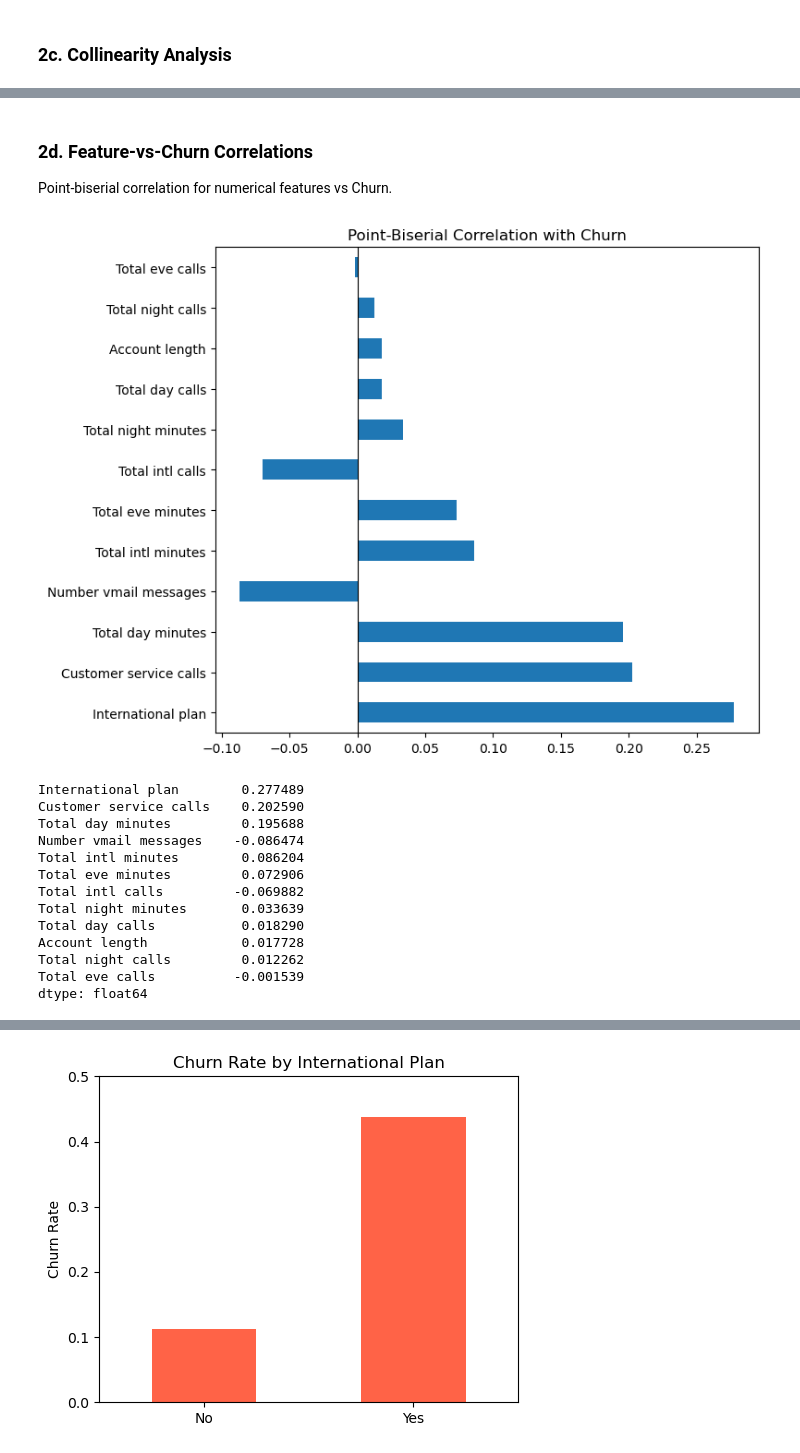
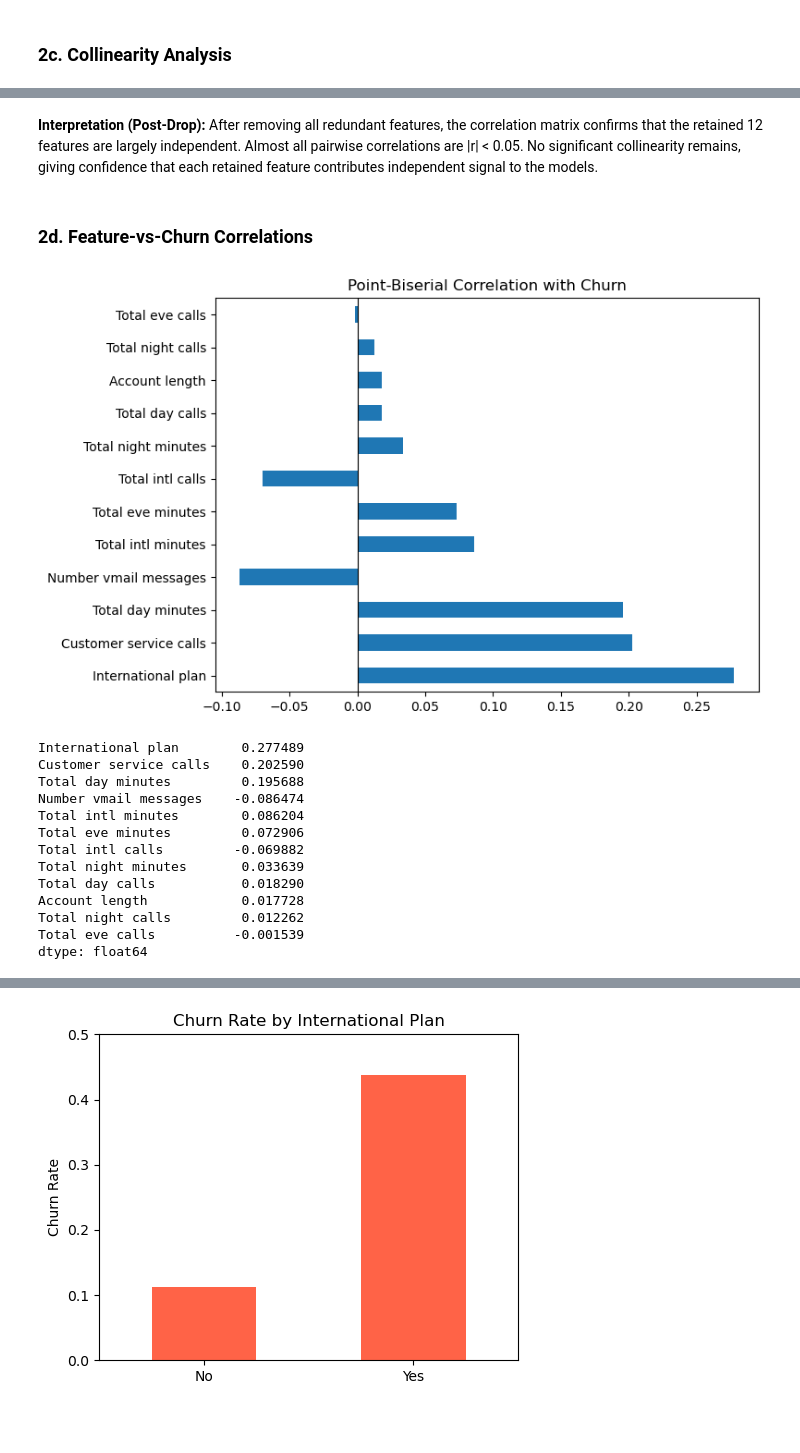
Before and after one commit to euph00/kddm_proj, a Jupyter notebook: project.ipynb, the cells around one changed output, grey strips where cells are left out. Cells and saved outputs as stored; diff of their text form; code cells hidden in the pictures; blank space fills up the shorter version.

```diff
--- a/project.ipynb
+++ b/project.ipynb
@@ -139,7 +165,7 @@ Name: count, dtype: float64
 # %% [markdown]
 ### 2b. Feature Distributions by Churn
 # %%
-fig, axes = plt.subplots(4, 4, figsize=(16, 12))
+fig, axes = plt.subplots(4, 3, figsize=(14, 12))
 axes = axes.flatten()
 
 for i, col in enumerate(num_cols):
@@ -151,7 +177,7 @@ for i, col in enumerate(num_cols):
 for j in range(i+1, len(axes)):
     axes[j].set_visible(False)
 
-plt.suptitle('Feature Distributions by Churn', y=1.01)
+plt.suptitle('Feature Distributions by Churn (blue=No, red=Yes)', y=1.01)
 plt.tight_layout()
 plt.show()
 # %% [output]
@@ -183,24 +220,24 @@ Heatmap shows a clean, near-diagonal structure with no remaining multicollineari
+# %% [markdown]
+**Interpretation (Post-Drop):** After removing all redundant features, the correlation matrix confirms that the retained 12 features are largely independent. Almost all pairwise correlations are |r| < 0.05. No significant collinearity remains, giving confidence that each retained feature contributes independent signal to the models.
 # %% [markdown]
 ### 2d. Feature-vs-Churn Correlations
-
-Point-biserial correlation for numerical features vs Churn.
 # %%
 from scipy.stats import pointbiserialr
 
 correlations = {}
 for col in num_cols:
-    r, p = pointbiserialr(train['Churn'], train[col])
+    r, _ = pointbiserialr(train['Churn'], train[col])
     correlations[col] = r
 
 corr_series = pd.Series(correlations).sort_values(key=abs, ascending=False)
-corr_series.plot(kind='barh', figsize=(8, 6))
+corr_series.plot(kind='barh', figsize=(8, 5))
 plt.axvline(0, color='black', linewidth=0.8)
 plt.title('Point-Biserial Correlation with Churn')
 plt.tight_layout()
 plt.show()
 print(corr_series)
 # %% [output]
-[figure, old version]
+[figure, new version]
 International plan        0.277489
 Customer service calls    0.202590
 Total day minutes         0.195688
```
Also changed, not shown: parts of 19 cells of this notebook.
